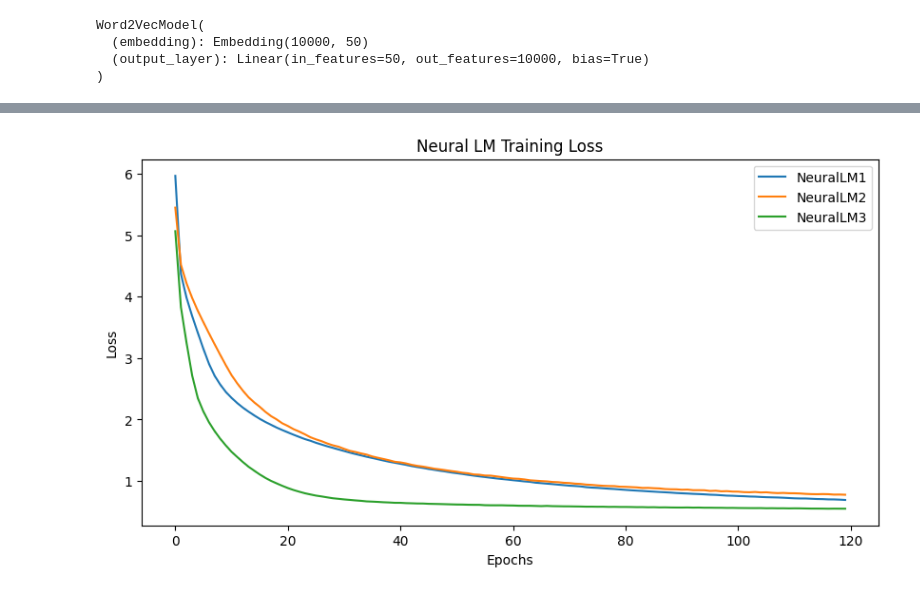
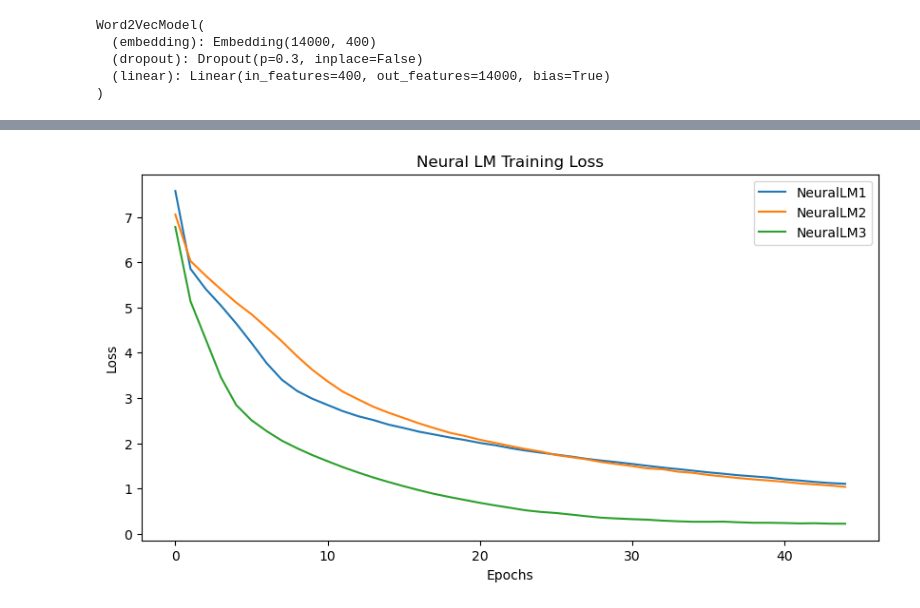
Before and after one commit to shrutya22487/Word2Vec, a Jupyter notebook: task3.ipynb, the cells around one changed output, grey strips where cells are left out. Saved outputs shown, nothing was run; the diff lists cells and outputs as text; code cells hidden in the pictures.

```diff
--- a/task3.ipynb
+++ b/task3.ipynb
@@ -393,16 +618,17 @@ word_to_idx = {word: idx for idx, word in enumerate(vocab)}
 idx_to_word = {idx: word for word, idx in word_to_idx.items()}
 
 # Hyperparameters
-embedding_dim = 50  # This must match Task 2
+embedding_dim = 400  # This must match Task 2
 
 # Initialize Word2Vec model
-word2vec_model = Word2VecModel(len(vocab), embedding_dim)
+word2vec_model = Word2VecModel(len(vocab))
 word2vec_model.load_state_dict(torch.load("word2vec_checkpoint.pth"))
 word2vec_model.eval()  # Set to evaluation mode
 # %% [output]
 Word2VecModel(
-  (embedding): Embedding(10000, 50)
-  (output_layer): Linear(in_features=50, out_features=10000, bias=True)
+  (embedding): Embedding(14000, 400)
+  (dropout): Dropout(p=0.3, inplace=False)
+  (linear): Linear(in_features=400, out_features=14000, bias=True)
 )
 # %%
 class NeuralLMDataset(Dataset):
@@ -506,7 +733,7 @@ with open("tokenized_data.json", "r", encoding="utf-8") as f:
 context_size = 4
 embedding_dim = 50
 batch_size = 1024
-epochs = 120
+epochs = 45
 learning_rate = 0.002
 
 # Create dataset and dataloader
@@ -557,4 +784,4 @@ Epoch [120/120], Loss: 0.5469
-[figure, old version]
+[figure, new version]
 # %%
 def compute_accuracy(model, dataloader):
     model.eval()
```
Also changed, not shown: parts of 9 cells of this notebook, 7 other files.
